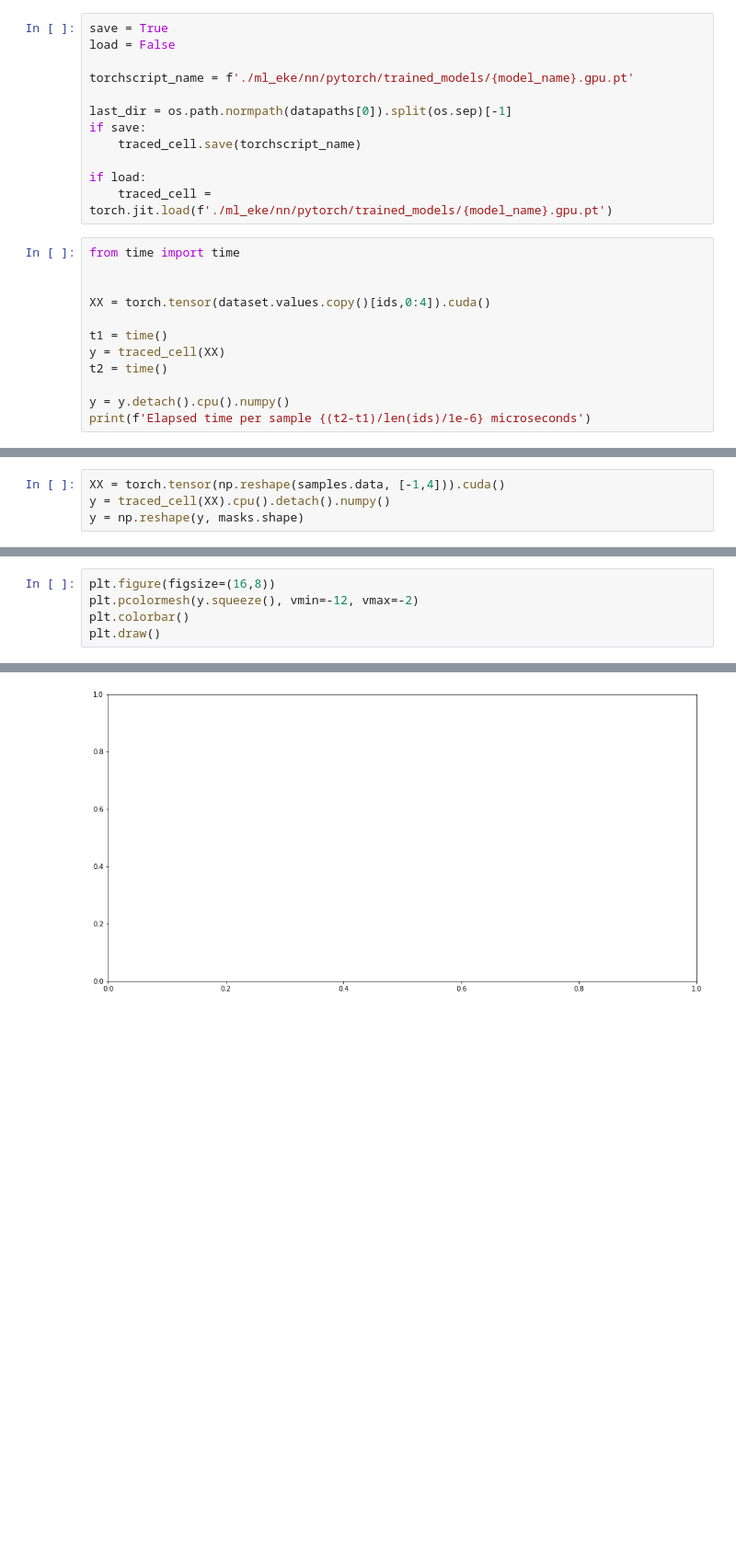
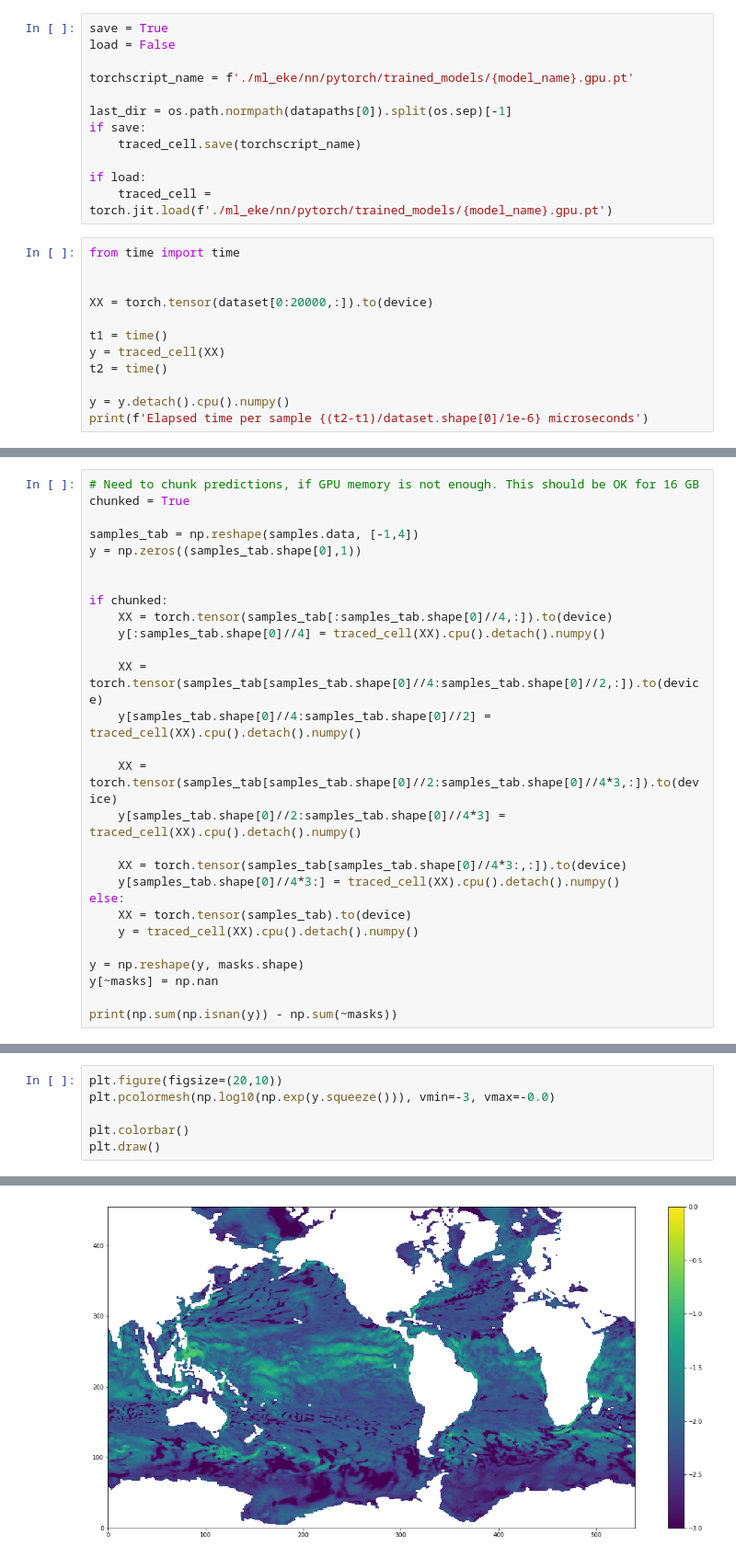
Before and after one commit to CrayLabs/NCAR_ML_EKE, a Jupyter notebook: notebooks/torchscript_builder.ipynb, the cells around one changed output, grey strips where cells are left out. Shown at 92% size. Drawn from its saved outputs; the diff is of its cells as text; blank space fills up the shorter version.

```diff
--- a/notebooks/torchscript_builder.ipynb
+++ b/notebooks/torchscript_builder.ipynb
@@ -212,12 +99,12 @@ if load:
 from time import time
 
 
-XX = torch.tensor(dataset.values.copy()[ids,0:4]).cuda()
+XX = torch.tensor(dataset[0:20000,:]).to(device)
 
 t1 = time()
 y = traced_cell(XX)
 t2 = time()
 
 y = y.detach().cpu().numpy()
-print(f'Elapsed time per sample {(t2-t1)/len(ids)/1e-6} microseconds')
+print(f'Elapsed time per sample {(t2-t1)/dataset.shape[0]/1e-6} microseconds')
 # %% [output]
@@ -251,4 +117,0 @@ plt.draw()
-# %%
-XX = torch.tensor(np.reshape(samples.data, [-1,4])).cuda()
-y = traced_cell(XX).cpu().detach().numpy()
-y = np.reshape(y, masks.shape)
@@ -287,0 +118,28 @@ print(preds[:10, :])
+# %%
+# Need to chunk predictions, if GPU memory is not enough. This should be OK for 16 GB
+chunked = True
+
+samples_tab = np.reshape(samples.data, [-1,4])
+y = np.zeros((samples_tab.shape[0],1))
+
+
+if chunked:
+    XX = torch.tensor(samples_tab[:samples_tab.shape[0]//4,:]).to(device)
+    y[:samples_tab.shape[0]//4] = traced_cell(XX).cpu().detach().numpy()
+
+    XX = torch.tensor(samples_tab[samples_tab.shape[0]//4:samples_tab.shape[0]//2,:]).to(device)
+    y[samples_tab.shape[0]//4:samples_tab.shape[0]//2] = traced_cell(XX).cpu().detach().numpy()
+
+    XX = torch.tensor(samples_tab[samples_tab.shape[0]//2:samples_tab.shape[0]//4*3,:]).to(device)
+    y[samples_tab.shape[0]//2:samples_tab.shape[0]//4*3] = traced_cell(XX).cpu().detach().numpy()
+
+    XX = torch.tensor(samples_tab[samples_tab.shape[0]//4*3:,:]).to(device)
+    y[samples_tab.shape[0]//4*3:] = traced_cell(XX).cpu().detach().numpy()
+else:
+    XX = torch.tensor(samples_tab).to(device)
+    y = traced_cell(XX).cpu().detach().numpy()
+
+y = np.reshape(y, masks.shape)
+y[~masks] = np.nan
+
+print(np.sum(np.isnan(y)) - np.sum(~masks))
@@ -288,6 +148,7 @@ print(preds[:10, :])
 # %%
-plt.figure(figsize=(16,8))
-plt.pcolormesh(y.squeeze(), vmin=-12, vmax=-2)
+plt.figure(figsize=(20,10))
+plt.pcolormesh(np.log10(np.exp(y.squeeze())), vmin=-3, vmax=-0.0)
+
 plt.colorbar()
 plt.draw()
 # %% [output]
@@ -295 +155 @@ ValueError: not enough values to unpack (expected 2, got 1)
-[figure, old version]
+[figure, new version]
```
Also changed, not shown: parts of 19 cells of this notebook, 18 other files.
